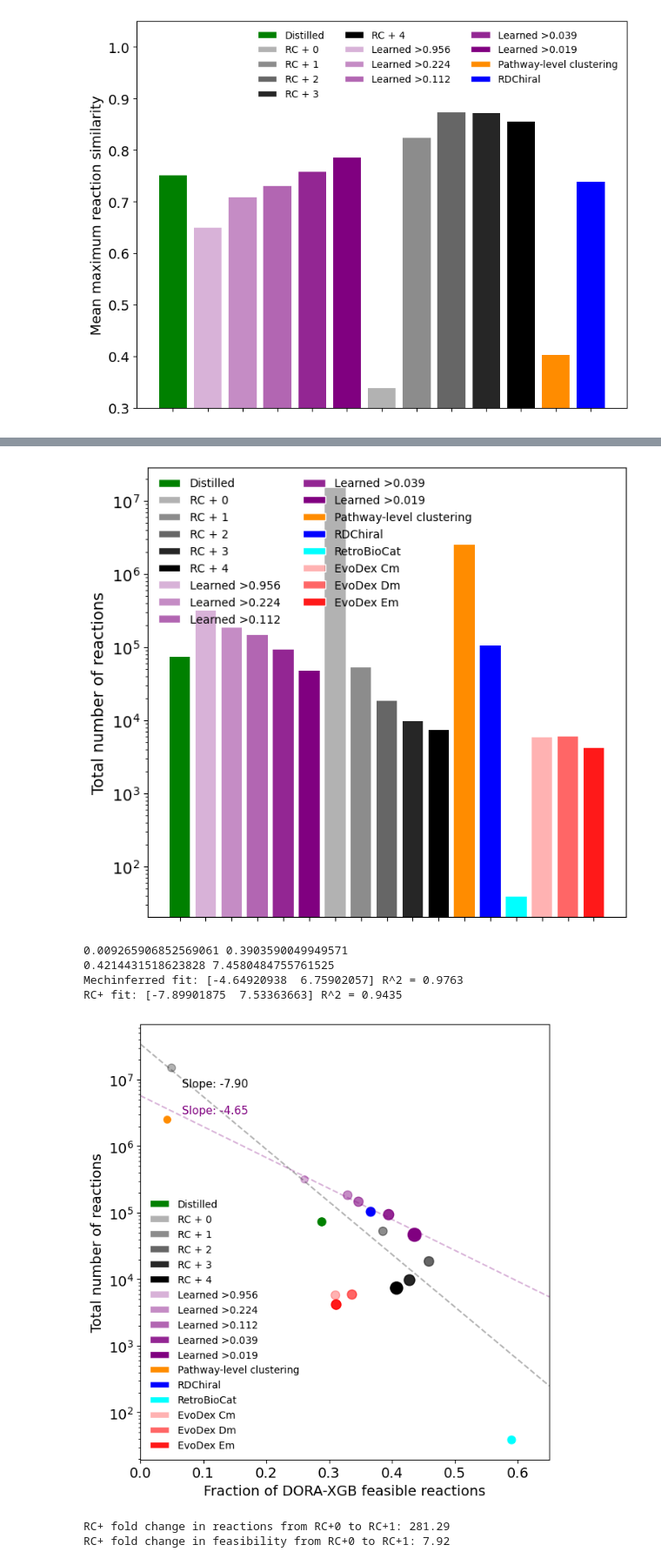
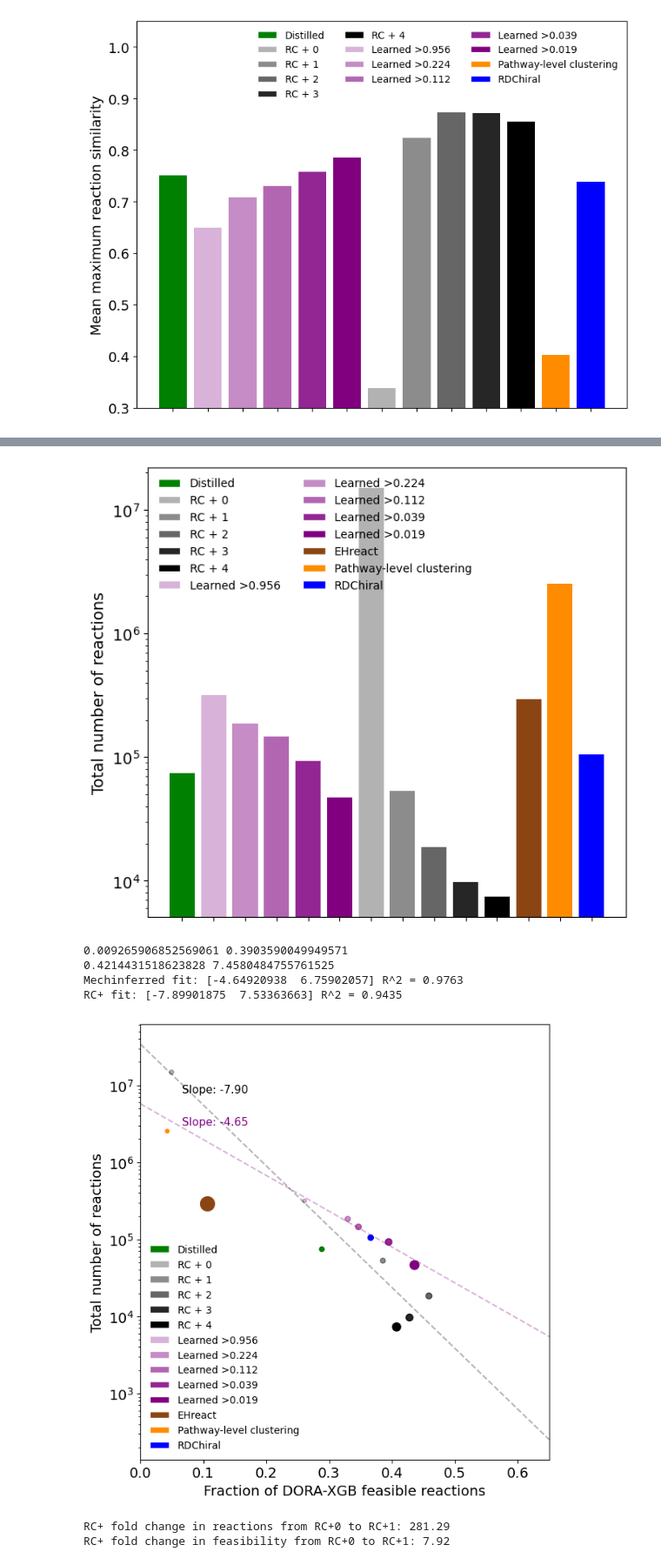
Before and after one commit to stefanpate/coarse-grain-rxns, a Jupyter notebook: notebooks/rule_generative_performance.ipynb, the cells around one changed output, grey strips where cells are left out. Shown at 87% size. Drawn from its saved outputs; the diff is of its cells as text; code cells hidden in the pictures.

Commit message:
update manuscript figures with benchmarks

```diff
--- a/notebooks/rule_generative_performance.ipynb
+++ b/notebooks/rule_generative_performance.ipynb
@@ -84,11 +84,12 @@ rule_sets = [
     'rc_plus_3',
     'rc_plus_4',
     'imt',
+    'ehreact',
     'rdchiral',
-    'retrobiocat',
-    'evodex_Cm',
-    'evodex_Dm',
-    'evodex_Em'
+    # 'retrobiocat',
+    # 'evodex_Cm',
+    # 'evodex_Dm',
+    # 'evodex_Em'
 ]
 
 dfes = []
@@ -304,7 +300,7 @@ template_sizes.head(10)
 | 8 | rc_plus_3_rules | 3 | 12.0 | 16.0 | 17.150463 | 22.0 | 44 |
 | 9 | rc_plus_4_rules | 3 | 14.0 | 21.0 | 20.757402 | 27.0 | 51 |
 # %%
-unbalanced_rules = ['evodex', 'ehreact', 'retrobiocat']
+unbalanced_rules = ['evodex', 'ehreact', 'retrobiocat'] # ehreact not really unbalanced, just skipping similarity step
 exp_labels = {
     f'{n_gen}_steps_250728_benchmark_starters_rules_mechinformed_rules_w_coreactants_aplusb_True.pk': "Distilled",
     f'{n_gen}_steps_250728_benchmark_starters_rules_mechinferred_dt_956_rules_w_coreactants_aplusb_True.pk': "Learned >0.956",
@@ -317,12 +313,13 @@ exp_labels = {
     f'{n_gen}_steps_250728_benchmark_starters_rules_rc_plus_2_rules_w_coreactants_aplusb_True.pk': "RC + 2",
     f'{n_gen}_steps_250728_benchmark_starters_rules_rc_plus_3_rules_w_coreactants_aplusb_True.pk': "RC + 3",
     f'{n_gen}_steps_250728_benchmark_starters_rules_rc_plus_4_rules_w_coreactants_aplusb_True.pk': "RC + 4",
+    f'{n_gen}_steps_250728_benchmark_starters_rules_ehreact_rules_w_coreactants_aplusb_True.pk': "EHreact",
     f'{n_gen}_steps_250728_benchmark_starters_rules_imt_rules_w_coreactants_aplusb_True.pk': "Pathway-level clustering",
     f'{n_gen}_steps_250728_benchmark_starters_rules_rdchiral_rules_w_coreactants_aplusb_True.pk': "RDChiral",
-    f'{n_gen}_steps_250728_benchmark_starters_rules_retrobiocat_rules_w_coreactants_aplusb_True.pk': "RetroBioCat",
-    f'{n_gen}_steps_250728_benchmark_starters_rules_evodex_Cm_rules_original_w_coreactants_aplusb_True.pk': "EvoDex Cm",
-    f'{n_gen}_steps_250728_benchmark_starters_rules_evodex_Dm_rules_original_w_coreactants_aplusb_True.pk': "EvoDex Dm",
-    f'{n_gen}_steps_250728_benchmark_starters_rules_evodex_Em_rules_original_w_coreactants_aplusb_True.pk': "EvoDex Em"
+    # f'{n_gen}_steps_250728_benchmark_starters_rules_retrobiocat_rules_w_coreactants_aplusb_True.pk': "RetroBioCat",
+    # f'{n_gen}_steps_250728_benchmark_starters_rules_evodex_Cm_rules_original_w_coreactants_aplusb_True.pk': "EvoDex Cm",
+    # f'{n_gen}_steps_250728_benchmark_starters_rules_evodex_Dm_rules_original_w_coreactants_aplusb_True.pk': "EvoDex Dm",
+    # f'{n_gen}_steps_250728_benchmark_starters_rules_evodex_Em_rules_original_w_coreactants_aplusb_True.pk': "EvoDex Em"
 }
 
 colors = {
@@ -337,12 +334,13 @@ colors = {
     f'{n_gen}_steps_250728_benchmark_starters_rules_mechinferred_dt_112_rules_w_coreactants_aplusb_True.pk': matplotlib.colors.to_rgba("purple", alpha=0.6),
     f'{n_gen}_steps_250728_benchmark_starters_rules_mechinferred_dt_039_rules_w_coreactants_aplusb_True.pk': matplotlib.colors.to_rgba("purple", alpha=0.85),
     f'{n_gen}_steps_250728_benchmark_starters_rules_mechinferred_dt_019_rules_w_coreactants_aplusb_True.pk': matplotlib.colors.to_rgba("purple", alpha=1.0),
+    f'{n_gen}_steps_250728_benchmark_starters_rules_ehreact_rules_w_coreactants_aplusb_True.pk': matplotlib.colors.to_rgba("saddlebrown"),
     f'{n_gen}_steps_250728_benchmark_starters_rules_imt_rules_w_coreactants_aplusb_True.pk': matplotlib.colors.to_rgba("darkorange"),
     f'{n_gen}_steps_250728_benchmark_starters_rules_rdchiral_rules_w_coreactants_aplusb_True.pk': matplotlib.colors.to_rgba("blue"),
-    f'{n_gen}_steps_250728_benchmark_starters_rules_retrobiocat_rules_w_coreactants_aplusb_True.pk': matplotlib.colors.to_rgba("cyan"),
-    f'{n_gen}_steps_250728_benchmark_starters_rules_evodex_Cm_rules_original_w_coreactants_aplusb_True.pk': matplotlib.colors.to_rgba("red", alpha=0.3),
-    f'{n_gen}_steps_250728_benchmark_starters_rules_evodex_Dm_rules_original_w_coreactants_aplusb_True.pk': matplotlib.colors.to_rgba("red", alpha=0.6),
-    f'{n_gen}_steps_250728_benchmark_starters_rules_evodex_Em_rules_original_w_coreactants_aplusb_True.pk': matplotlib.colors.to_rgba("red", alpha=0.9),
+    # f'{n_gen}_steps_250728_benchmark_starters_rules_retrobiocat_rules_w_coreactants_aplusb_True.pk': matplotlib.colors.to_rgba("cyan"),
+    # f'{n_gen}_steps_250728_benchmark_starters_rules_evodex_Cm_rules_original_w_coreactants_aplusb_True.pk': matplotlib.colors.to_rgba("red", alpha=0.3),
+    # f'{n_gen}_steps_250728_benchmark_starters_rules_evodex_Dm_rules_original_w_coreactants_aplusb_True.pk': matplotlib.colors.to_rgba("red", alpha=0.6),
+    # f'{n_gen}_steps_250728_benchmark_starters_rules_evodex_Em_rules_original_w_coreactants_aplusb_True.pk': matplotlib.colors.to_rgba("red", alpha=0.9),
 }
 
 exp_names = list(exp_labels.keys())
@@ -492,7 +490,7 @@ plt.tight_layout()
 fig.savefig(Path(cfg.figures) / f"{expansion_name}_total_reactions_bar_graph.svg", format="svg")
 plt.show()
 # %% [output]
-[figure, old version]
+[figure, new version]
 # %%
 mechinferred_points = []
 rcplus_points = []
@@ -524,8 +522,8 @@ fig, ax = plt.subplots(figsize=(6.8, 7))
 width = 0.8
 xmin = 0
 xmax = 0.65
-dot_slope = 0.3
-dot_intercept = 6
+dot_slope = 0.25
+dot_intercept = 3
 
 for exp_name in exp_names:
     abbrev = f"{exp_name.split("_rules_")[1]}_rules"
@@ -545,34 +543,34 @@ ax.plot(xrange, line_of_best_fit(xrange, mechinferred_fit), color=matplotlib.col
 ax.plot(xrange, line_of_best_fit(xrange, rcplus_fit), color=matplotlib.colors.to_rgba("black", alpha=0.3), linestyle="--", label="RC + n fit")
 
 # Add slope labels to the fitted lines
 mechinferred_slope = mechinferred_fit[0]
 rcplus_slope = rcplus_fit[0]
 label_idx = 10
 
 ax.text(
     xrange[label_idx], line_of_best_fit(xrange[label_idx], mechinferred_fit),
     f"Slope: {mechinferred_slope:.2f}", color=matplotlib.colors.to_rgba("purple", alpha=1.0),
     va='bottom', ha='left', fontsize=11
 )
 ax.text(
     xrange[label_idx], line_of_best_fit(xrange[label_idx], rcplus_fit),
     f"Slope: {rcplus_slope:.2f}", color=matplotlib.colors.to_rgba("black", alpha=1.0),
     va='top', ha='left', fontsize=11
 )
 ax.legend(handles=legend_elements, loc='lower left', ncol=1, frameon=False, fontsize=10)
 ax.set_ylabel("Total number of reactions")
 ax.set_xlabel("Fraction of DORA-XGB feasible reactions")
 ax.set_yscale('log')
 ax.set_xlim(xmin, xmax)
 plt.tight_layout()
 fig.savefig(Path(cfg.figures) / f"{expansion_name}_total_reactions_vs_feasibility.svg", format="svg")
 plt.show()
 # %% [output]
 0.009265906852569061 0.3903590049949571
 0.4214431518623828 7.4580484755761525
 Mechinferred fit: [-4.64920938  6.75902057] R^2 = 0.9763
 RC+ fit: [-7.89901875  7.53363663] R^2 = 0.9435
-[figure, old version]
+[figure, new version]
 # %%
     # tot_rxns = ct_df.loc[ct_df["expansion"] == exp_name, "n_rxns"].values[0]
     # feas_frac = rxn_df.loc[rxn_df["expansion"] == exp_name, "dxgb_label"].mean()
```
Also changed, not shown: parts of 12 cells of this notebook, 16 other files.
